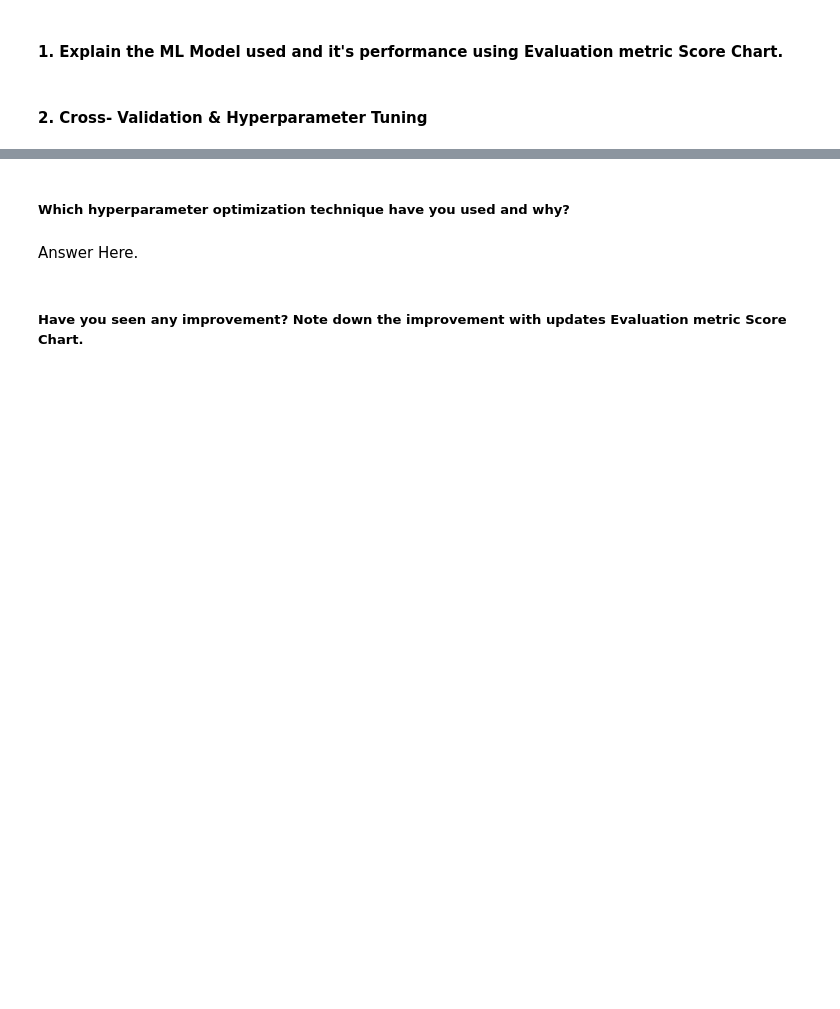
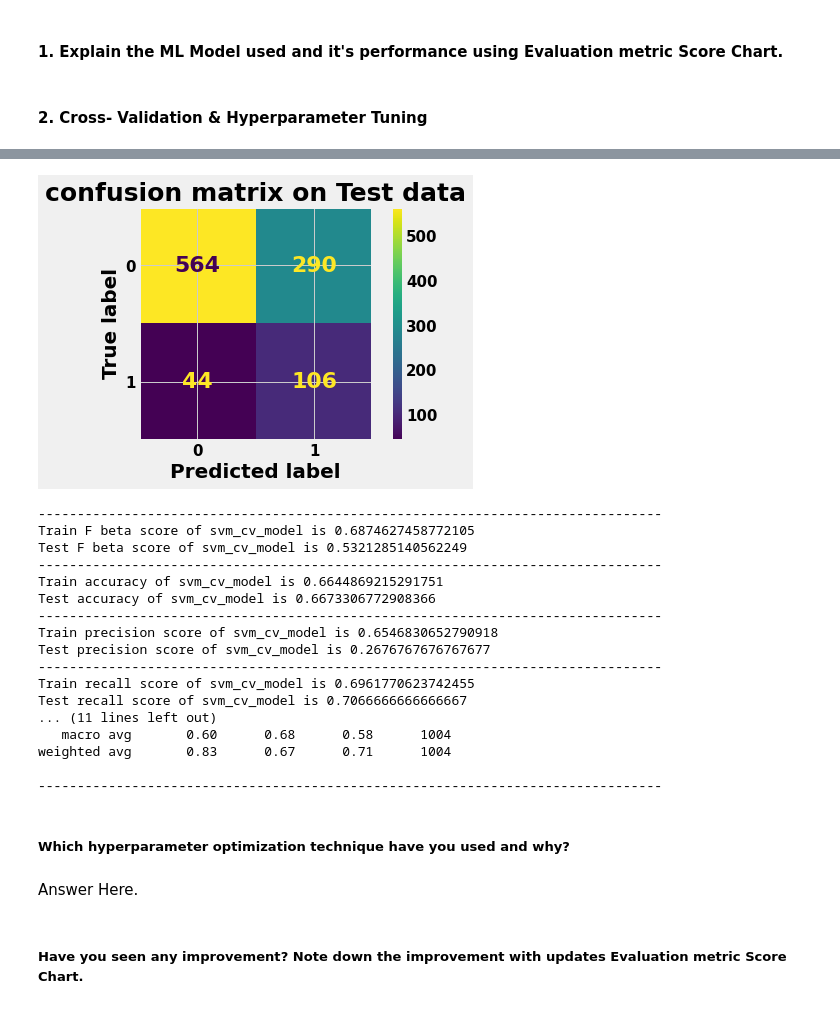
Before and after one commit to omkardesai98/Cardiovascular-Risk-Prediction, a Jupyter notebook: Cardiovascular_Risk_Prediction.ipynb, the cells around one changed output, grey strips where cells are left out. Cells and saved outputs as stored; diff of their text form; code cells hidden in the pictures; blank space fills up the shorter version.

```diff
--- a/Cardiovascular_Risk_Prediction.ipynb
+++ b/Cardiovascular_Risk_Prediction.ipynb
@@ -1367,3 +1610,25 @@ Samples in the resampled dataset 3976
+# %%
+#model report
+model_report(svm_model,'svm_cv_model')
+# %% [output]
+[figure, added]
+--------------------------------------------------------------------------------
+Train F beta score of svm_cv_model is 0.6874627458772105
+Test F beta score of svm_cv_model is 0.5321285140562249
+--------------------------------------------------------------------------------
+Train accuracy of svm_cv_model is 0.6644869215291751
+Test accuracy of svm_cv_model is 0.6673306772908366
+--------------------------------------------------------------------------------
+Train precision score of svm_cv_model is 0.6546830652790918
+Test precision score of svm_cv_model is 0.2676767676767677
+--------------------------------------------------------------------------------
+Train recall score of svm_cv_model is 0.6961770623742455
+Test recall score of svm_cv_model is 0.7066666666666667
+... (11 lines left out)
+   macro avg       0.60      0.68      0.58      1004
+weighted avg       0.83      0.67      0.71      1004
+
+--------------------------------------------------------------------------------
 # %% [markdown]
 ##### Which hyperparameter optimization technique have you used and why?
 # %% [markdown]
```
Also changed, not shown: parts of 36 cells of this notebook.
